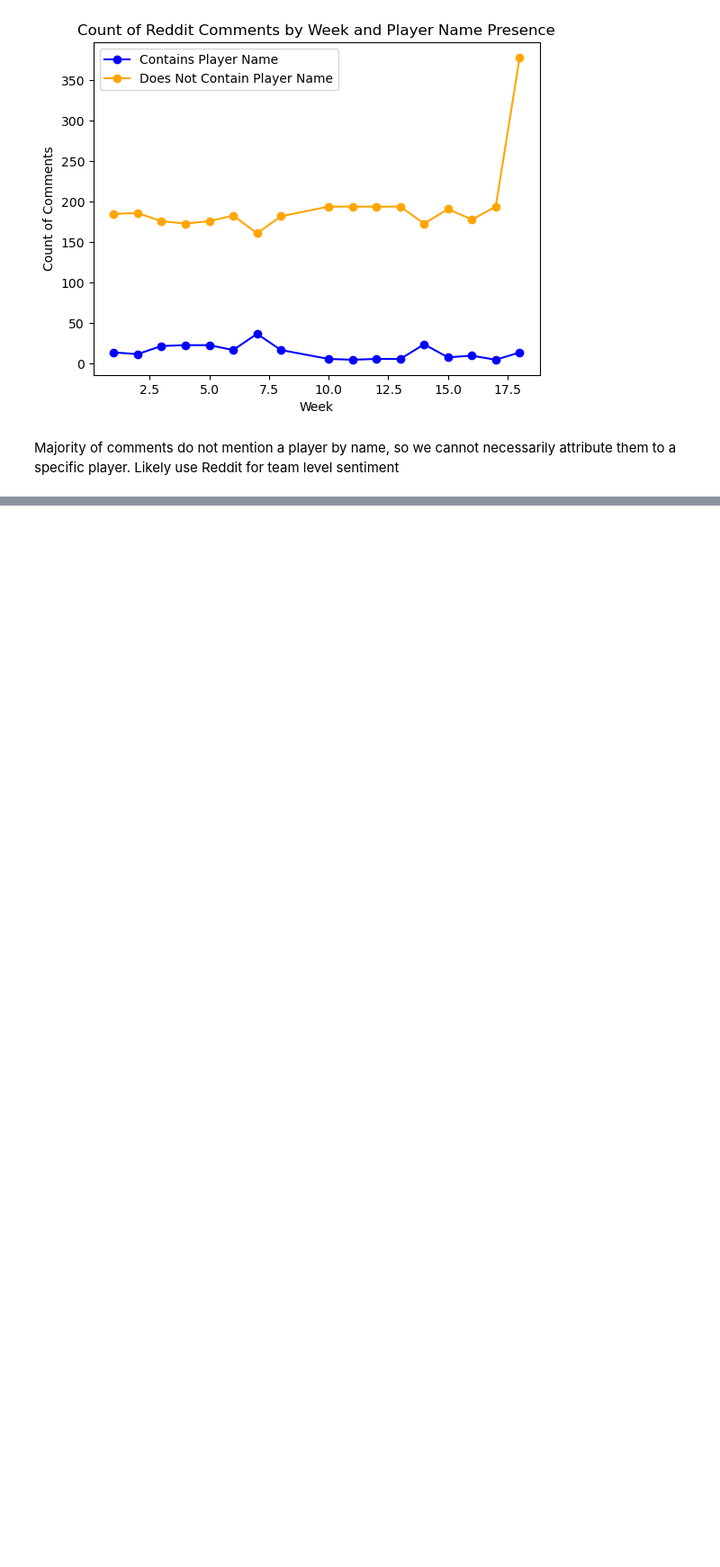
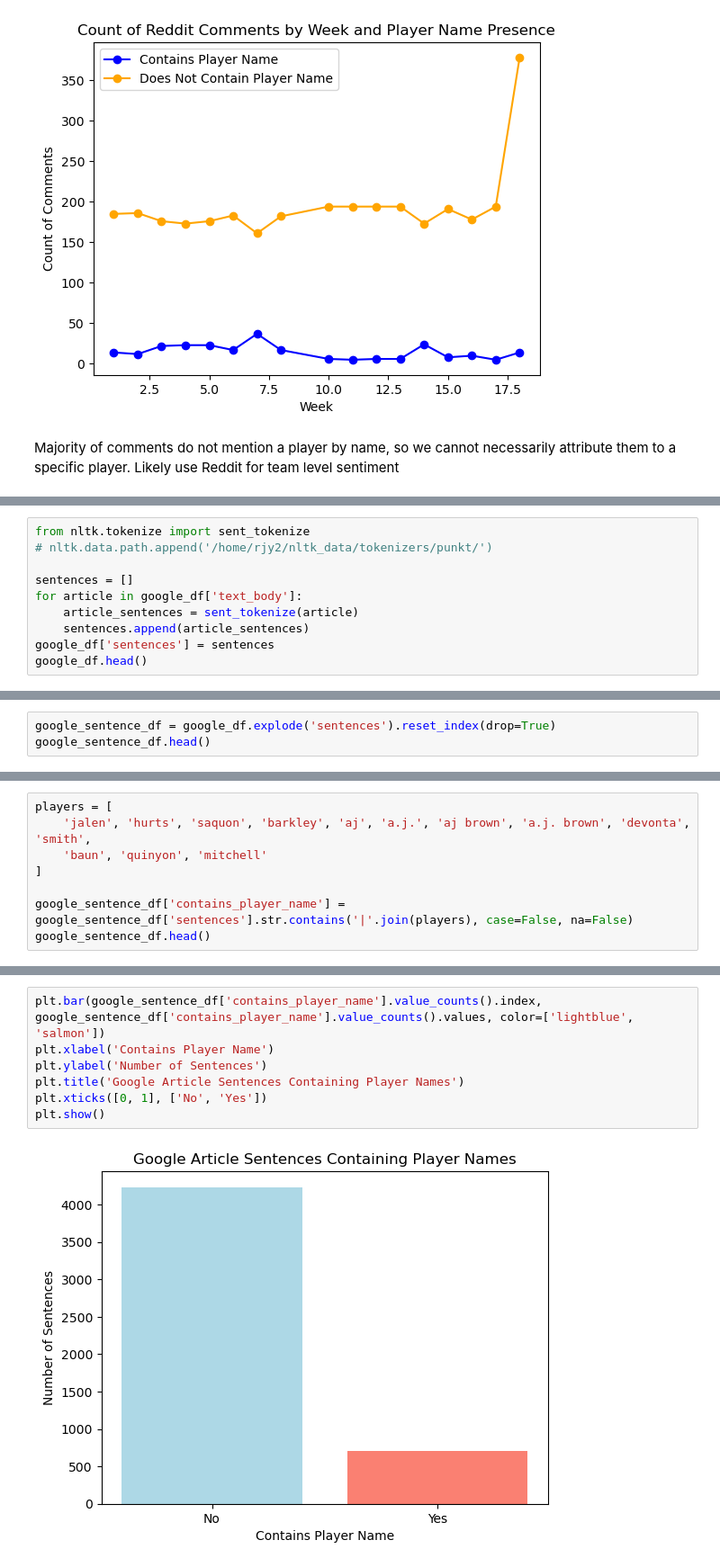
Before and after one commit to ryanjamesyu2/sentiment-performance-connection, a Jupyter notebook: sentiment_data_eda.ipynb, the cells around one changed output, grey strips where cells are left out. Shown at 90% size. Saved outputs shown, nothing was run; the diff lists cells and outputs as text; blank space fills up the shorter version.

```diff
--- a/sentiment_data_eda.ipynb
+++ b/sentiment_data_eda.ipynb
@@ -592,0 +663,10 @@ Majority of comments do not mention a player by name, so we cannot necessarily a
+# %%
+from nltk.tokenize import sent_tokenize
+# nltk.data.path.append('/home/rjy2/nltk_data/tokenizers/punkt/')
+
+sentences = []
+for article in google_df['text_body']:
+    article_sentences = sent_tokenize(article)
+    sentences.append(article_sentences)
+google_df['sentences'] = sentences
+google_df.head()
@@ -592,0 +680,3 @@ Majority of comments do not mention a player by name, so we cannot necessarily a
+# %%
+google_sentence_df = google_df.explode('sentences').reset_index(drop=True)
+google_sentence_df.head()
@@ -592,0 +690,8 @@ Majority of comments do not mention a player by name, so we cannot necessarily a
+# %%
+players = [
+    'jalen', 'hurts', 'saquon', 'barkley', 'aj', 'a.j.', 'aj brown', 'a.j. brown', 'devonta', 'smith',
+    'baun', 'quinyon', 'mitchell'
+]
+
+google_sentence_df['contains_player_name'] = google_sentence_df['sentences'].str.contains('|'.join(players), case=False, na=False)
+google_sentence_df.head()
@@ -592,0 +705,9 @@ Majority of comments do not mention a player by name, so we cannot necessarily a
+# %%
+plt.bar(google_sentence_df['contains_player_name'].value_counts().index, google_sentence_df['contains_player_name'].value_counts().values, color=['lightblue', 'salmon'])
+plt.xlabel('Contains Player Name')
+plt.ylabel('Number of Sentences')
+plt.title('Google Article Sentences Containing Player Names')
+plt.xticks([0, 1], ['No', 'Yes'])
+plt.show()
+# %% [output]
+[figure, added]
```
Also changed, not shown: parts of 18 cells of this notebook.
